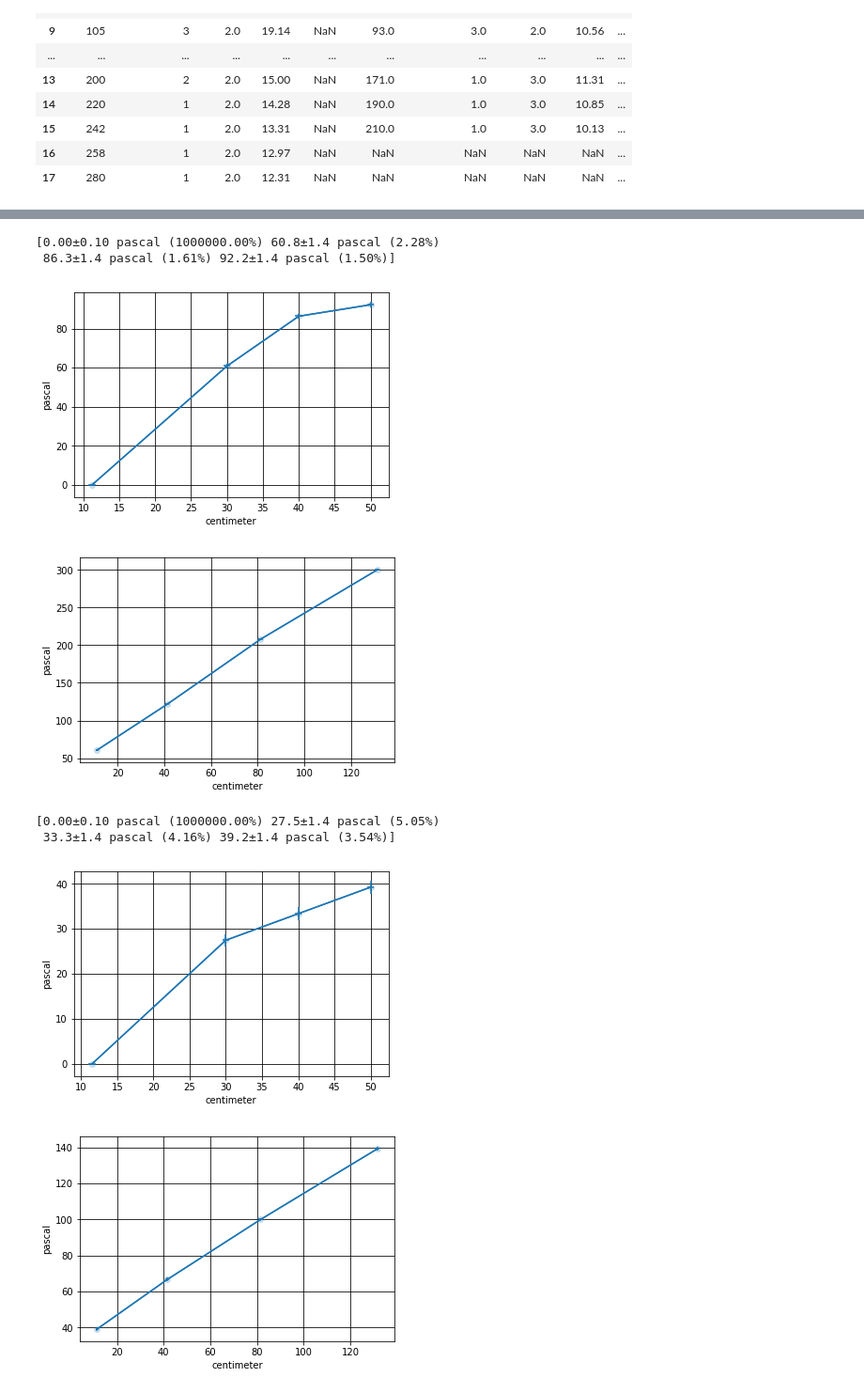
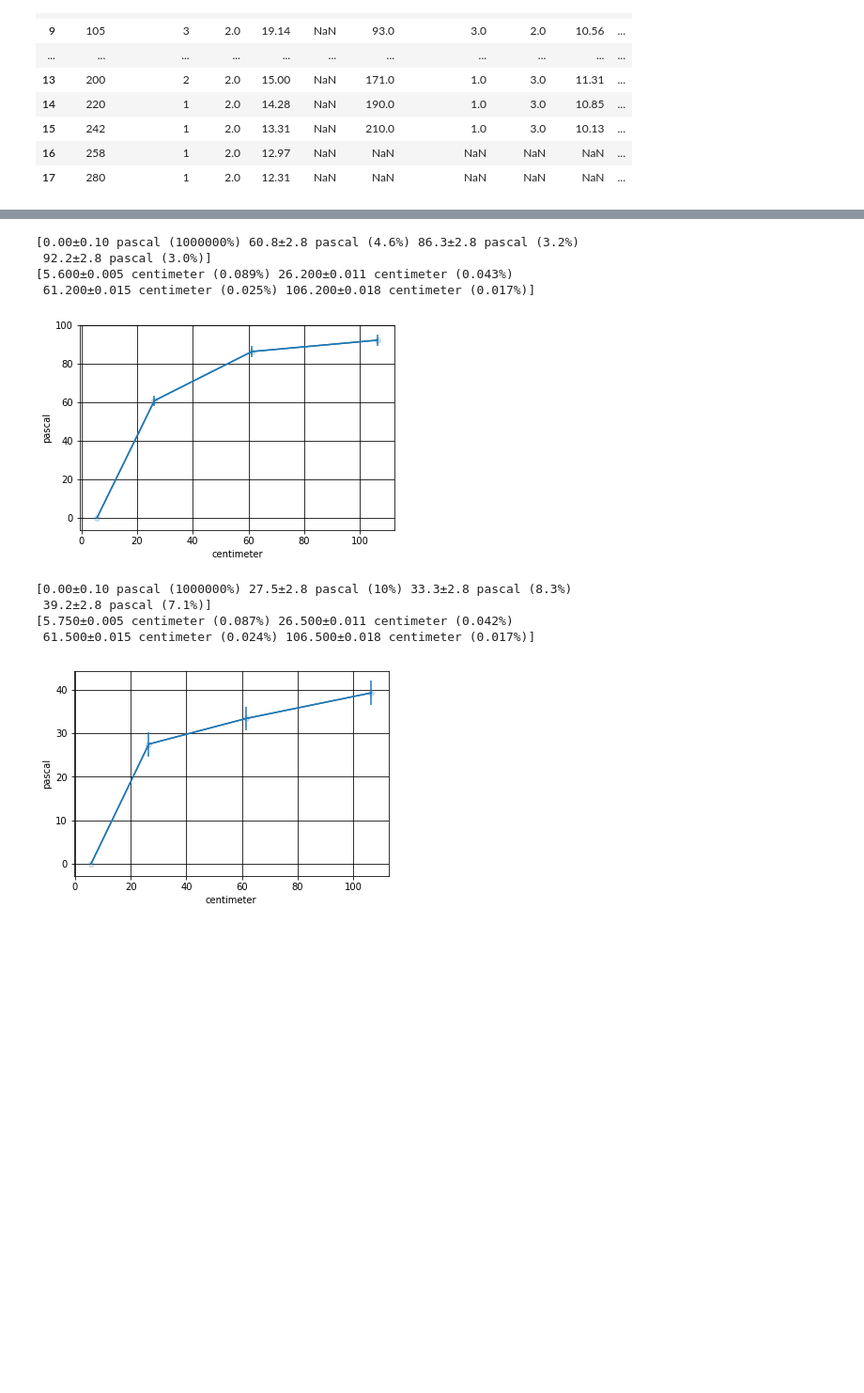
Before and after one commit to Wiki-fan/miptlabs, a Jupyter notebook: lab1.3.3 example.ipynb, the cells around one changed output, grey strips where cells are left out. Shown: that part at 94% size. Drawn from its saved outputs; the diff is of its cells as text; code cells hidden in the pictures; blank space fills up the shorter version.

Commit message:
Printing improved

```diff
--- a/lab1.3.3 example.ipynb
+++ b/lab1.3.3 example.ipynb
@@ -63,9 +67,9 @@ ticks_s = [ml.pqarray([ml.PQ(val, sigma=sigma) for val, sigma in zip(data['delta
                                                               data['sigma_delta_P.1'].dropna().astype(float))])]
 dP_s = [(ticks*manom_coef*k).repr_as(u.pascal) for ticks in ticks_s]
 #print('P:', dP_s)
-dV_s = [ml.pqarray([ml.PQ(val*u.liters, sigma=0.01*u.liters, dim=u.liters)
+dV_s = [ml.pqarray([ml.PQ(val*u.liters, epsilon=0.01, dim=u.liters)
                   for val in data['delta_V'].dropna().astype(float)]),
-        ml.pqarray([ml.PQ(val*u.liters, sigma=0.01*u.liters, dim=u.liters)
+        ml.pqarray([ml.PQ(val*u.liters, epsilon=0.01, dim=u.liters)
                   for val in data['delta_V.1'].dropna().astype(float)])]
 #print('dV', dV_s)
 dT_s = [ml.pqarray([ml.PQ(val*u.seconds, sigma=0.5*u.seconds)
@@ -76,8 +80,8 @@ dT_s = [ml.pqarray([ml.PQ(val*u.seconds, sigma=0.5*u.seconds)
 Q_s = [dV/dT for (dV, dT) in zip(dV_s, dT_s)]
 #print('Q', Q_s)
 
-delta_l_s = [ml.pqarray([ml.PQ(val*u.cm, sigma=0.5*u.cm) for val in data['delta_l'].dropna().astype(float)]),
-             ml.pqarray([ml.PQ(val*u.cm, sigma=0.5*u.cm) for val in data['delta_l.1'].dropna().astype(float)])]
+delta_l_s = [ml.pqarray([ml.PQ(val*u.cm, sigma=0.1*u.mm) for val in data['delta_l'].dropna().astype(float)]),
+             ml.pqarray([ml.PQ(val*u.cm, sigma=0.1*u.mm) for val in data['delta_l.1'].dropna().astype(float)])]
 l_s = [np.cumsum(delta_l) for delta_l in delta_l_s]
 #print(l_s)
 # %%
@@ -157,9 +160,9 @@ derived_dim centimeter (pascal, second)
 # 6. Для гарантированно ламинарного течения измеряем распределение давления вдоль трубки.
 # %%
 Q_exper_s = [ml.PQ(1*u.l/(16.40*u.s), sigma=0.01), ml.PQ(1*u.l/(12.03*u.s), sigma=0.01)]
-ticks_s = [ml.pqarray([ml.PQ(val, sigma=0.5) for val in
+ticks_s = [ml.pqarray([ml.PQ(val, sigma=1) for val in
                      [31, 62, 106, 153]]),
-           ml.pqarray([ml.PQ(val, sigma=0.5) for val in
+           ml.pqarray([ml.PQ(val, sigma=1) for val in
                      [20, 34, 51, 71]])]
 P_s = [(ticks*manom_coef*k).repr_as(u.pascal) for ticks in ticks_s]
 print('P:', P_s)
@@ -170,19 +173,23 @@ P: [pqarray([60.8±1.0 pascal (1.61%), 121.6±1.0 pascal (0.81%),
 # %%
 for delta_l, l, P in zip(delta_l_s, l_s, P_s):
     delta_P = ml.pqarray([ml.PQ(0.00001*u.pascals, sigma=0.1*u.pascal, dim=u.pascal)]+list(P[1:]-P[:-1]))
     print(delta_P)
-    ml.plt_pq(delta_l, delta_P)
+    l_mid = np.array([0]+list(l[:-1]))+delta_l/2
+    print(l_mid)
+    ml.plt_pq(l_mid, delta_P)
     plt.show()
     #ml.plt_pq(delta_l, dP)
     #plt.show()
-    ml.plt_pq(l, P)
-    plt.show()
+    #ml.plt_pq(l, P)
+    #plt.show()
 # %% [output]
-[0.00±0.10 pascal (1000000.00%) 60.8±1.4 pascal (2.28%)
- 86.3±1.4 pascal (1.61%) 92.2±1.4 pascal (1.50%)]
+[0.00±0.10 pascal (1000000%) 60.8±2.8 pascal (4.6%) 86.3±2.8 pascal (3.2%)
+ 92.2±2.8 pascal (3.0%)]
+[5.600±0.005 centimeter (0.089%) 26.200±0.011 centimeter (0.043%)
+ 61.200±0.015 centimeter (0.025%) 106.200±0.018 centimeter (0.017%)]
-[figure, old version]
+[figure, new version]
+[0.00±0.10 pascal (1000000%) 27.5±2.8 pascal (10%) 33.3±2.8 pascal (8.3%)
+ 39.2±2.8 pascal (7.1%)]
+[5.750±0.005 centimeter (0.087%) 26.500±0.011 centimeter (0.042%)
+ 61.500±0.015 centimeter (0.024%) 106.500±0.018 centimeter (0.017%)]
-[figure, old version]
+[figure, new version]
-[0.00±0.10 pascal (1000000.00%) 27.5±1.4 pascal (5.05%)
- 33.3±1.4 pascal (4.16%) 39.2±1.4 pascal (3.54%)]
-[figure, removed]
-[figure, removed]
```
Also changed, not shown: parts of 4 cells of this notebook, 4 other files.
